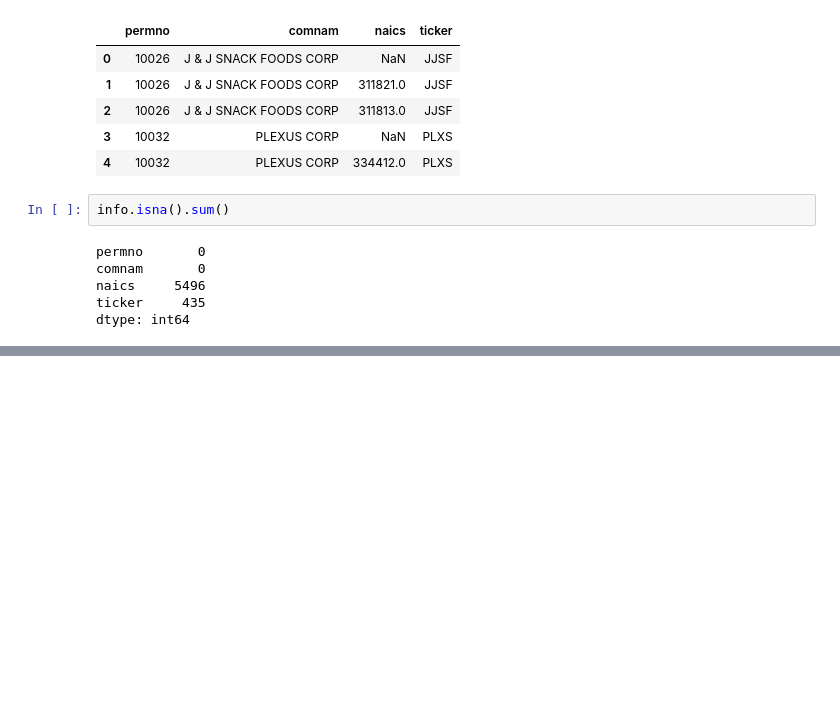
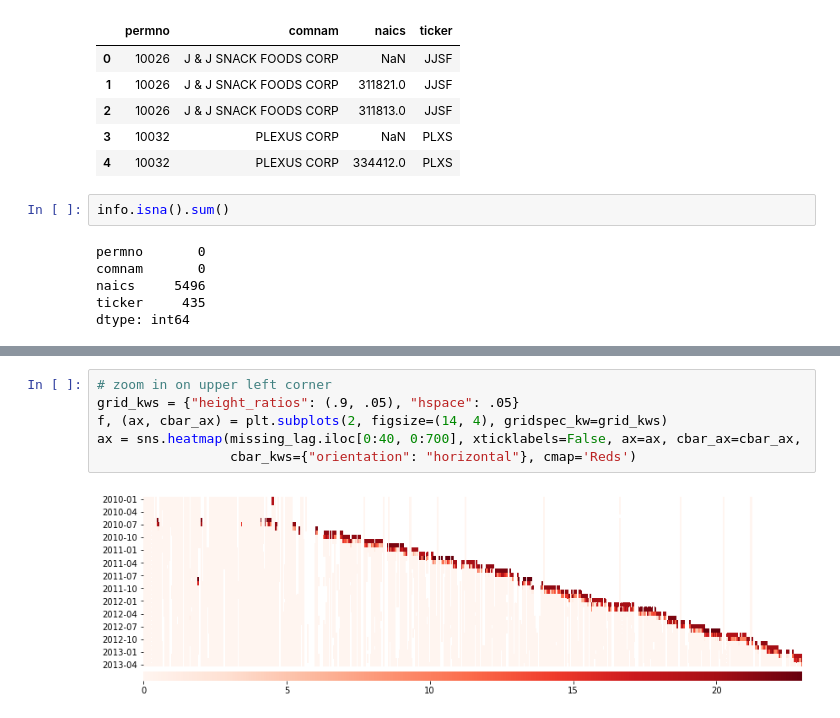
Before and after one commit to wvmrtn/fbd-project, a Jupyter notebook: eda.ipynb, the cells around one changed output, grey strips where cells are left out. Cells and saved outputs as stored; diff of their text form; blank space fills up the shorter version.

```diff
--- a/eda.ipynb
+++ b/eda.ipynb
@@ -63,0 +155,8 @@ ArrowInvalid: Field named '10163' not found or not unique in the schema.
+# %%
+# zoom in on upper left corner
+grid_kws = {"height_ratios": (.9, .05), "hspace": .05}
+f, (ax, cbar_ax) = plt.subplots(2, figsize=(14, 4), gridspec_kw=grid_kws)
+ax = sns.heatmap(missing_lag.iloc[0:40, 0:700], xticklabels=False, ax=ax, cbar_ax=cbar_ax,
+                 cbar_kws={"orientation": "horizontal"}, cmap='Reds')
+# %% [output]
+[figure, added]
```
Also changed, not shown: parts of 35 cells of this notebook, 1 other file.
